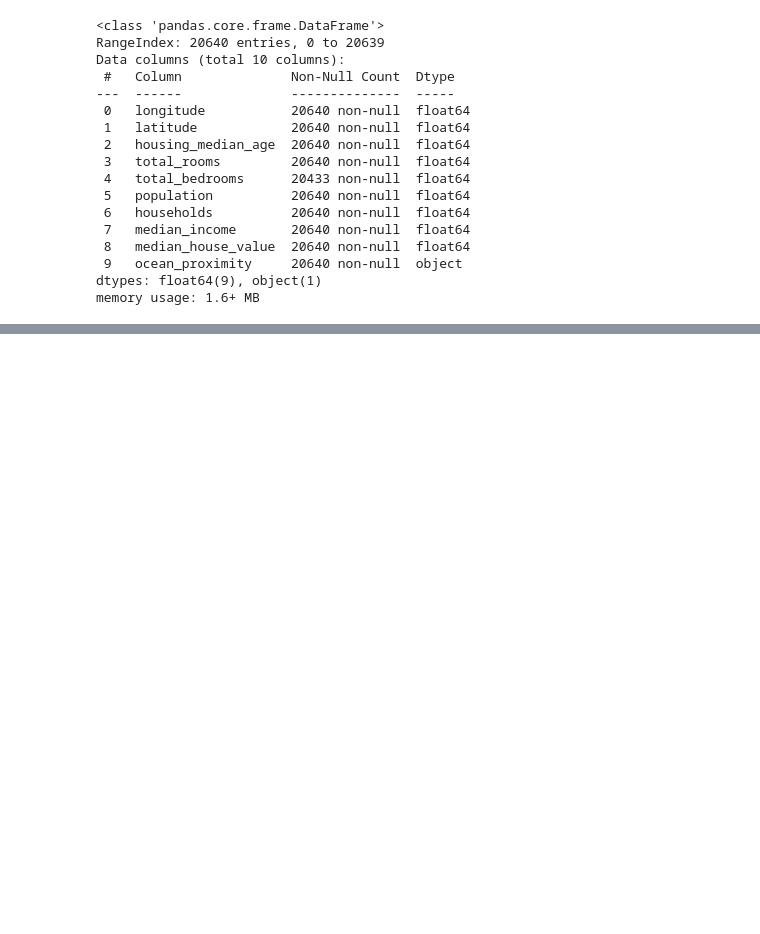
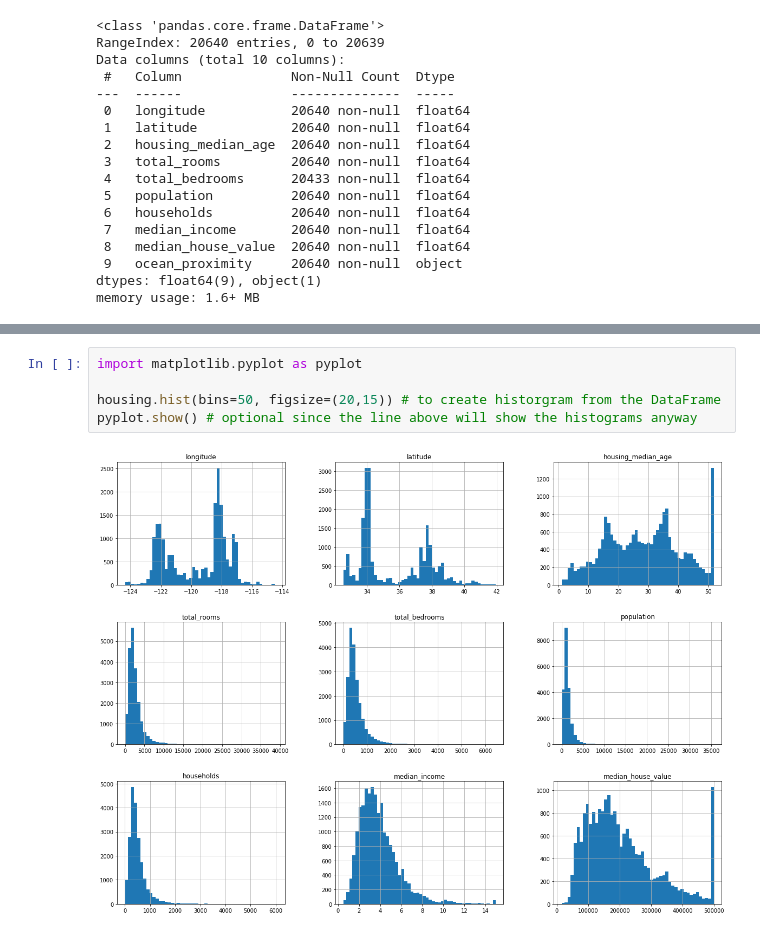
Before and after one commit to EunsangJeon/hands-on-ml, a Jupyter notebook: 02_housing.ipynb, the cells around one changed output, grey strips where cells are left out. Drawn from its saved outputs; the diff is of its cells as text; blank space fills up the shorter version.

Commit message:
working on housing

```diff
--- a/02_housing.ipynb
+++ b/02_housing.ipynb
@@ -60,0 +82,7 @@ memory usage: 1.6+ MB
+# %%
+import matplotlib.pyplot as pyplot
+
+housing.hist(bins=50, figsize=(20,15)) # to create historgram from the DataFrame
+pyplot.show() # optional since the line above will show the histograms anyway
+# %% [output]
+[figure, added]
```
Also changed, not shown: parts of 2 cells of this notebook.
